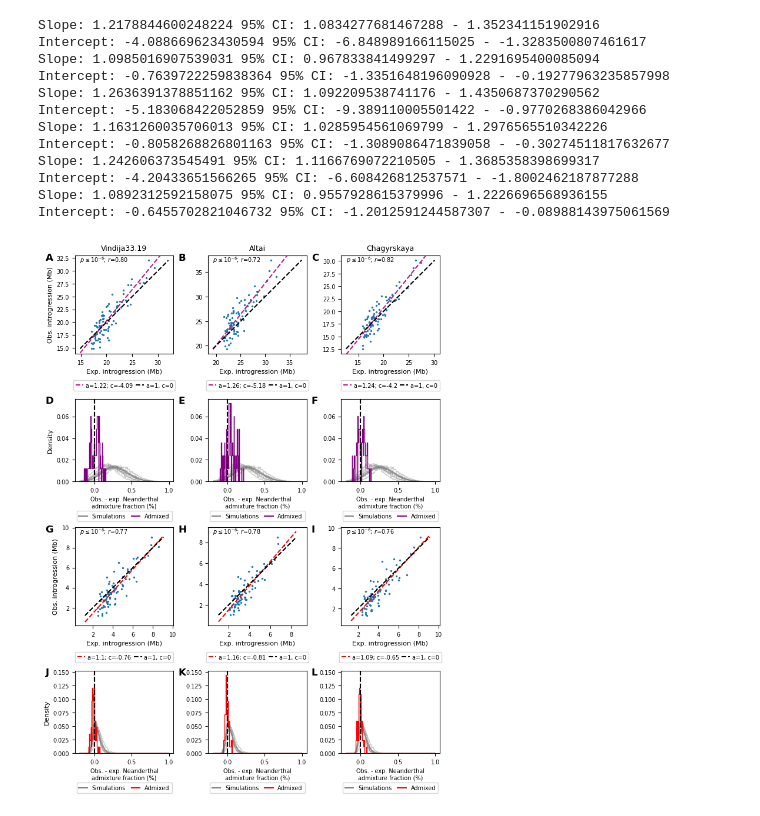
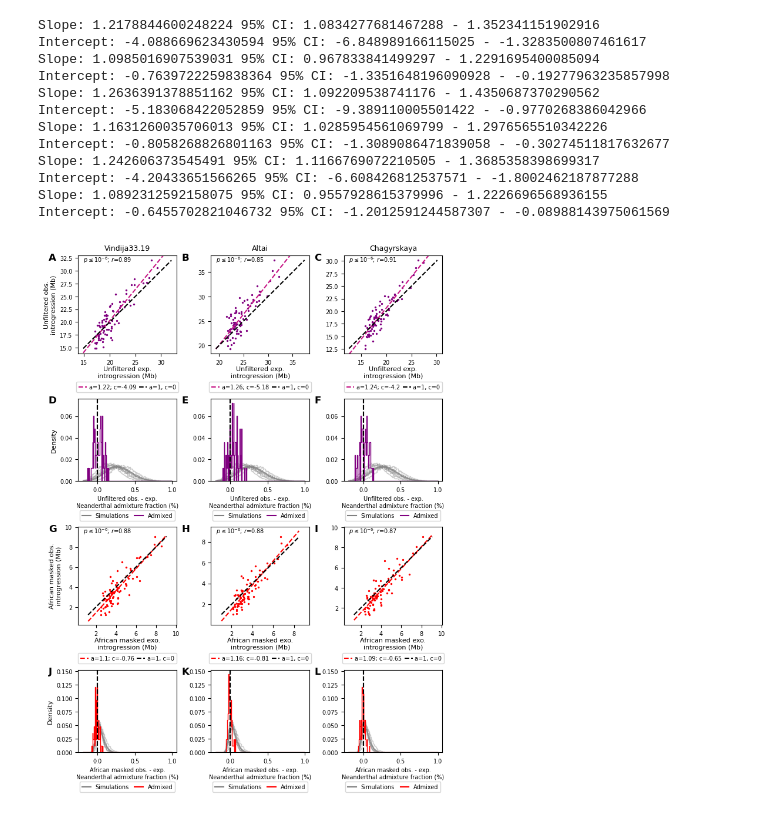
Before and after one commit to LachanceLab/introgression_in_admixed_genomes, a Jupyter notebook: visualize_test_dataset.ipynb, the cells around one changed output. Drawn from its saved outputs; the diff is of its cells as text; code cells hidden in the pictures.

```diff
--- a/visualize_test_dataset.ipynb
+++ b/visualize_test_dataset.ipynb
@@ -510,27 +513,34 @@ handles_full = [Line2D([0], [0], ls='-', color='gray', label='Simulations'),
 handles_masked = [Line2D([0], [0], ls='-', color='gray', label='Simulations'),
                 Line2D([0], [0], ls='-', color='red', label='Admixed')]
 
-ax0, cax = plot_observed_vs_expected_amounts(amounts_vindija, ax=ax0, color_scatter='Purples',
+ax0, cax = plot_observed_vs_expected_amounts(amounts_vindija, ax=ax0, color_scatter='purple',
                                             color_reg='mediumvioletred')
-ax0.set_ylabel('Obs. introgression (Mb)', fontsize=8)
+ax0.set_ylabel('Unfiltered obs.\nintrogression (Mb)', fontsize=8)
+ax0.set_xlabel('Unfiltered exp.\nintrogression (Mb)', fontsize=8, labelpad=1)
+
 ax0.set_title('Vindija33.19', fontsize=9)
-ax6, cax3 = plot_observed_vs_expected_amounts(amounts_vindija_masked, ax=ax6, color_scatter='Reds',
+ax6, cax3 = plot_observed_vs_expected_amounts(amounts_vindija_masked, ax=ax6, color_scatter='red',
                                             color_reg='red')
-ax6.set_ylabel('Obs. introgression (Mb)', fontsize=8)
+ax6.set_ylabel('African masked obs.\nintrogression (Mb)', fontsize=8)
+ax6.set_xlabel('African masked exo.\nintrogression (Mb)', fontsize=8, labelpad=1)
 
-ax1, cax1 = plot_observed_vs_expected_amounts(amounts_altai, ax=ax1, color_scatter='Purples',
+ax1, cax1 = plot_observed_vs_expected_amounts(amounts_altai, ax=ax1, color_scatter='purple',
                                             color_reg='mediumvioletred')
 ax1.set_title('Altai', fontsize=9)
+ax1.set_xlabel('Unfiltered exp.\nintrogression (Mb)', fontsize=8, labelpad=1)
 
-ax7, cax4 = plot_observed_vs_expected_amounts(amounts_altai_masked, ax=ax7, color_scatter='Reds',
+ax7, cax4 = plot_observed_vs_expected_amounts(amounts_altai_masked, ax=ax7, color_scatter='red',
                                             color_reg='red')
+ax7.set_xlabel('African masked exo.\nintrogression (Mb)', fontsize=8, labelpad=1)
 
-ax2, cax2 = plot_observed_vs_expected_amounts(amounts_chagyrskaya, ax=ax2, color_scatter='Purples',
+ax2, cax2 = plot_observed_vs_expected_amounts(amounts_chagyrskaya, ax=ax2, color_scatter='purple',
                                             color_reg='mediumvioletred')
 ax2.set_title('Chagyrskaya', fontsize=9)
+ax2.set_xlabel('Unfiltered exp.\nintrogression (Mb)', fontsize=8, labelpad=1)
 
-ax8, cax5 = plot_observed_vs_expected_amounts(amounts_chagyrskaya_masked, ax=ax8, color_scatter='Reds',
+ax8, cax5 = plot_observed_vs_expected_amounts(amounts_chagyrskaya_masked, ax=ax8, color_scatter='red',
                                             color_reg='red')
+ax8.set_xlabel('African masked exo.\nintrogression (Mb)', fontsize=8, labelpad=1)
 
 # plot_colorbar(ax0, cax, fig)
 # plot_colorbar(ax1, cax1, fig)
@@ -553,7 +563,7 @@ ax3.tick_params(axis='y', labelsize=6)
 
 ax9 = plot_hist_of_diff_of_obs_vs_exp_amounts(amounts_vindija_masked, 'red',
                                               simulations_afr_masked_differences,
-                                              ax=ax9, bins=bins)
+                                              ax=ax9, bins=bins, data='afr')
 ax9.legend(handles=handles_masked, bbox_to_anchor=(0.5, -.42), loc='center', ncol=2, fontsize=7,
            labelspacing=0.2, handlelength=1.5, columnspacing=1)
 ax9.set_ylabel('Density', fontsize=8)
@@ -565,7 +575,7 @@ ax4.legend(handles=handles_full, bbox_to_anchor=(0.5, -.42), loc='center', ncol=
 # ax4.set_yticklabels([])
 ax10 = plot_hist_of_diff_of_obs_vs_exp_amounts(amounts_altai_masked, 'red',
                                                simulations_afr_masked_differences,
-                                              ax=ax10, bins=bins)
+                                              ax=ax10, bins=bins, data='afr')
 ax10.legend(handles=handles_masked, bbox_to_anchor=(0.5, -.42), loc='center', ncol=2, fontsize=7,
            labelspacing=0.2, handlelength=1.5, columnspacing=1)
 # ax10.set_yticklabels([])
@@ -578,7 +588,7 @@ ax5.legend(handles=handles_full, bbox_to_anchor=(0.5, -.42), loc='center', ncol=
 
 ax11 = plot_hist_of_diff_of_obs_vs_exp_amounts(amounts_chagyrskaya_masked, 'red',
                                                simulations_afr_masked_differences,
-                                              ax=ax11, bins=bins)
+                                              ax=ax11, bins=bins, data='afr')
 ax11.legend(handles=handles_masked, bbox_to_anchor=(0.5, -.42), loc='center', ncol=2, fontsize=7,
            labelspacing=0.2, handlelength=1.5, columnspacing=1)
 # ax11.set_yticklabels([])
@@ -607,31 +617,31 @@ ax10.tick_params(axis='y', labelsize=7)
 ax11.tick_params(axis='x', labelsize=7)
 ax11.tick_params(axis='y', labelsize=7)
 ax0.annotate("A", (1, 1), (-.3, 0.95), xycoords='axes fraction', fontsize=12, fontweight='bold')
 ax1.annotate("B", (1, 1), (-.3, 0.95), xycoords='axes fraction', fontsize=12, fontweight='bold')
 ax2.annotate("C", (1, 1), (-.3, 0.95), xycoords='axes fraction', fontsize=12, fontweight='bold')
 ax3.annotate("D", (1, 1), (-.3, 0.95), xycoords='axes fraction', fontsize=12, fontweight='bold')
 ax4.annotate("E", (1, 1), (-.3, 0.95), xycoords='axes fraction', fontsize=12, fontweight='bold')
 ax5.annotate("F", (1, 1), (-.3, 0.95), xycoords='axes fraction', fontsize=12, fontweight='bold')
 ax6.annotate("G", (1, 1), (-.3, 0.95), xycoords='axes fraction', fontsize=12, fontweight='bold')
 ax7.annotate("H", (1, 1), (-.3, 0.95), xycoords='axes fraction', fontsize=12, fontweight='bold')
 ax8.annotate("I", (1, 1), (-.3, 0.95), xycoords='axes fraction', fontsize=12, fontweight='bold')
 ax9.annotate("J", (1, 1), (-.3, 0.95), xycoords='axes fraction', fontsize=12, fontweight='bold')
 ax10.annotate("K", (1, 1), (-.3, 0.95), xycoords='axes fraction', fontsize=12, fontweight='bold')
 ax11.annotate("L", (1, 1), (-.3, 0.95), xycoords='axes fraction', fontsize=12, fontweight='bold')
 
 fig.savefig('visualizations/comp_nea.png', bbox_inches='tight', dpi=600)
 fig.savefig('visualizations/comp_nea.pdf', bbox_inches='tight', dpi=600)
 # %% [output]
 Slope: 1.2178844600248224 95% CI: 1.0834277681467288 - 1.352341151902916
 Intercept: -4.088669623430594 95% CI: -6.848989166115025 - -1.3283500807461617
 Slope: 1.0985016907539031 95% CI: 0.967833841499297 - 1.2291695400085094
 Intercept: -0.7639722259838364 95% CI: -1.3351648196090928 - -0.19277963235857998
 Slope: 1.2636391378851162 95% CI: 1.092209538741176 - 1.4350687370290562
 Intercept: -5.183068422052859 95% CI: -9.389110005501422 - -0.9770268386042966
 Slope: 1.1631260035706013 95% CI: 1.0285954561069799 - 1.2976565510342226
 Intercept: -0.8058268826801163 95% CI: -1.3089086471839058 - -0.30274511817632677
 Slope: 1.242606373545491 95% CI: 1.1166769072210505 - 1.3685358398699317
 Intercept: -4.20433651566265 95% CI: -6.608426812537571 - -1.8002462187877288
 Slope: 1.0892312592158075 95% CI: 0.9557928615379996 - 1.2226696568936155
 Intercept: -0.6455702821046732 95% CI: -1.2012591244587307 - -0.08988143975061569
-[figure, old version]
+[figure, new version]
```
Also changed, not shown: parts of 1 cell of this notebook, 1 other file.
